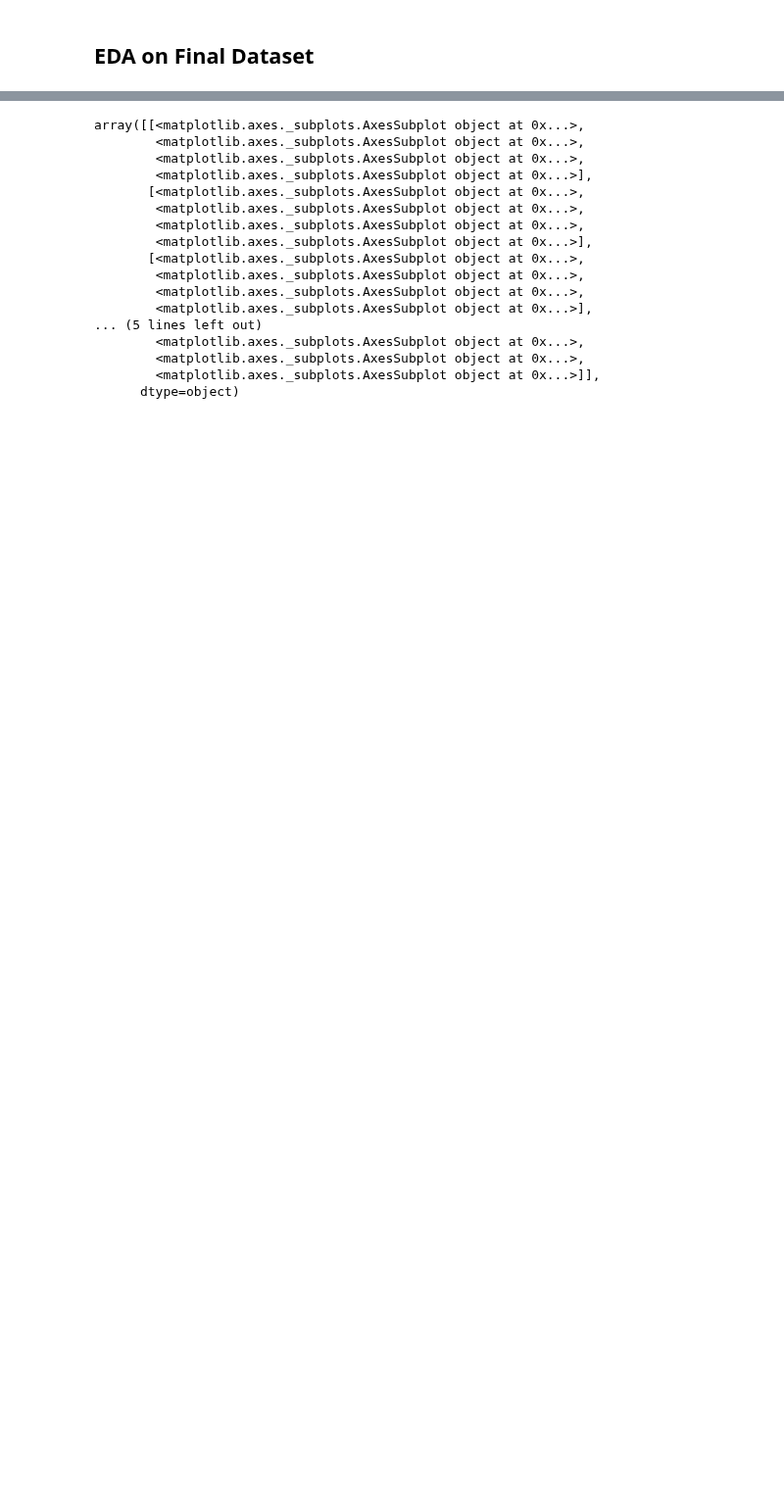
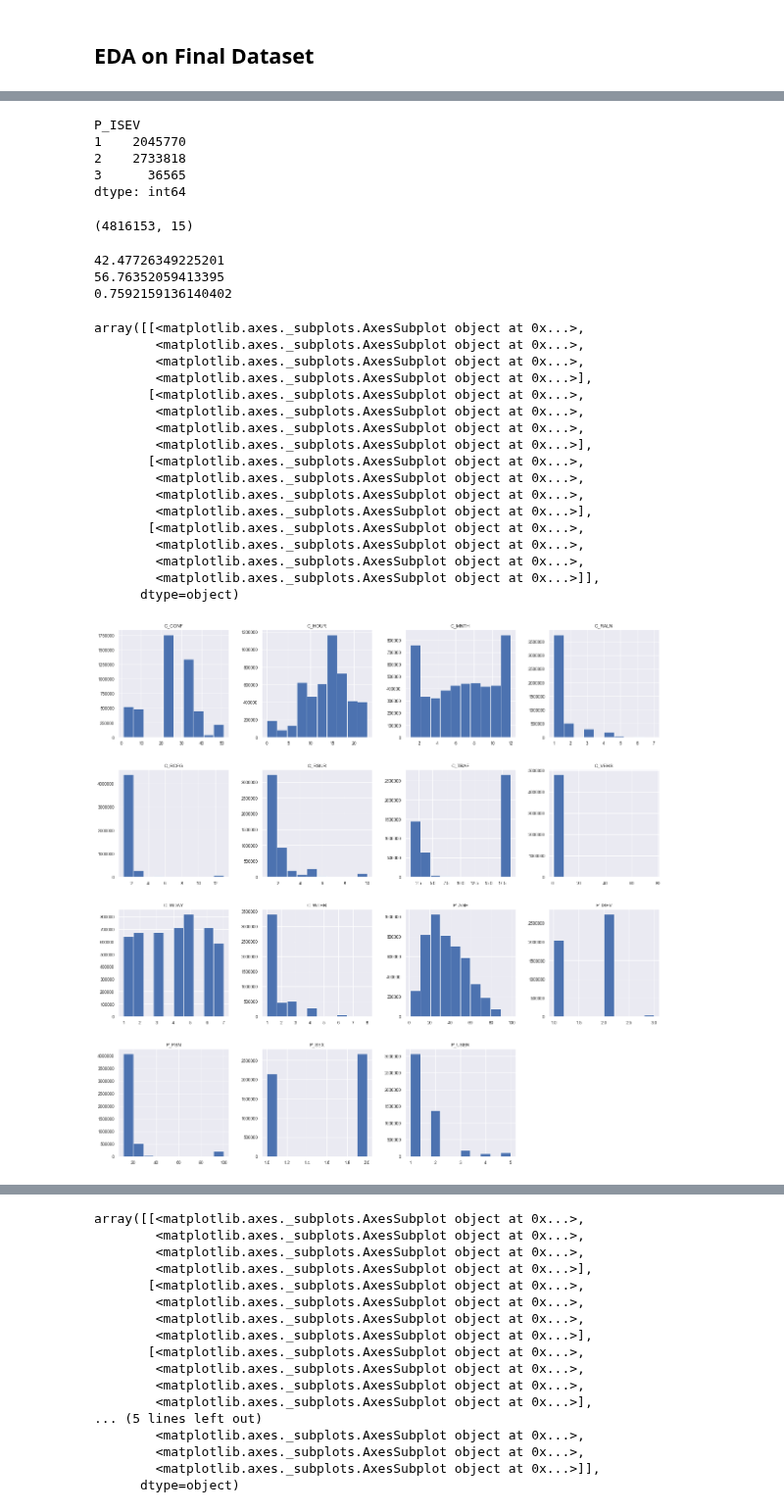
Before and after one commit to pgunabal/Capstone_CKME136_Winter_2018, a Jupyter notebook: CKME136X10_2018_EDA_ON_FINAL_DATASET.ipynb, the cells around one changed output, grey strips where cells are left out. Shown at 98% size. Drawn from its saved outputs; the diff is of its cells as text; code cells hidden in the pictures; blank space fills up the shorter version.

```diff
--- a/CKME136X10_2018_EDA_ON_FINAL_DATASET.ipynb
+++ b/CKME136X10_2018_EDA_ON_FINAL_DATASET.ipynb
@@ -58,5 +59,47 @@ memory usage: 136.5 MB
+# %%
+df['P_ISEV'].unique()
+display(df.groupby(df['P_ISEV']).size())
+# %% [output]
+P_ISEV
+1    2045770
+2    2733818
+3      36565
+dtype: int64
+# %%
+df.shape
+# %% [output]
+(4816153, 15)
+# %%
+print((df.groupby(df['P_ISEV']).size()[1]/df.shape[0])*100)
+print((df.groupby(df['P_ISEV']).size()[2]/df.shape[0])*100)
+print((df.groupby(df['P_ISEV']).size()[3]/df.shape[0])*100)
+# %% [output]
+42.47726349225201
+56.76352059413395
+0.7592159136140402
 # %%
 df_copy = df.copy()
+# %%
+df.astype('int').hist(figsize = [20, 20])
+# %% [output]
+array([[<matplotlib.axes._subplots.AxesSubplot object at 0x...>,
+        <matplotlib.axes._subplots.AxesSubplot object at 0x...>,
+        <matplotlib.axes._subplots.AxesSubplot object at 0x...>,
+        <matplotlib.axes._subplots.AxesSubplot object at 0x...>],
+       [<matplotlib.axes._subplots.AxesSubplot object at 0x...>,
+        <matplotlib.axes._subplots.AxesSubplot object at 0x...>,
+        <matplotlib.axes._subplots.AxesSubplot object at 0x...>,
+        <matplotlib.axes._subplots.AxesSubplot object at 0x...>],
+       [<matplotlib.axes._subplots.AxesSubplot object at 0x...>,
+        <matplotlib.axes._subplots.AxesSubplot object at 0x...>,
+        <matplotlib.axes._subplots.AxesSubplot object at 0x...>,
+        <matplotlib.axes._subplots.AxesSubplot object at 0x...>],
+       [<matplotlib.axes._subplots.AxesSubplot object at 0x...>,
+        <matplotlib.axes._subplots.AxesSubplot object at 0x...>,
+        <matplotlib.axes._subplots.AxesSubplot object at 0x...>,
+        <matplotlib.axes._subplots.AxesSubplot object at 0x...>]],
+      dtype=object)
+[figure, added]
 # %%
 df_fatal = df[df['P_ISEV'] == 3]
 df_injury = df[df['P_ISEV'] == 2]
```
Also changed, not shown: parts of 6 cells of this notebook, 3 other files.
